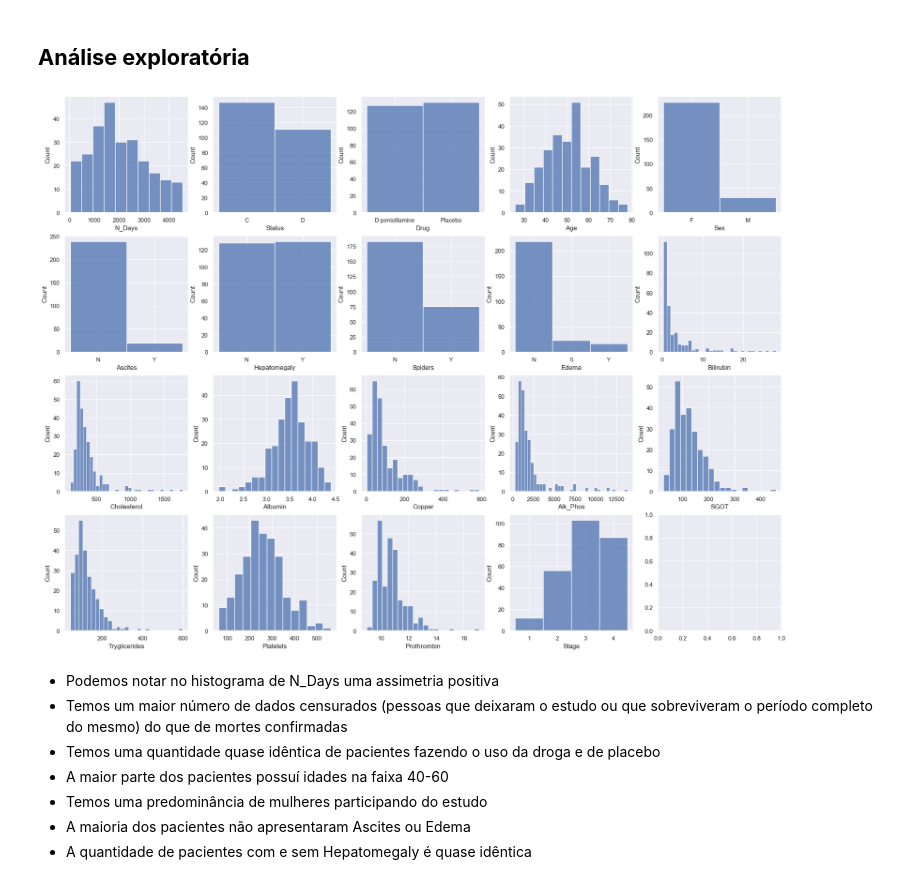
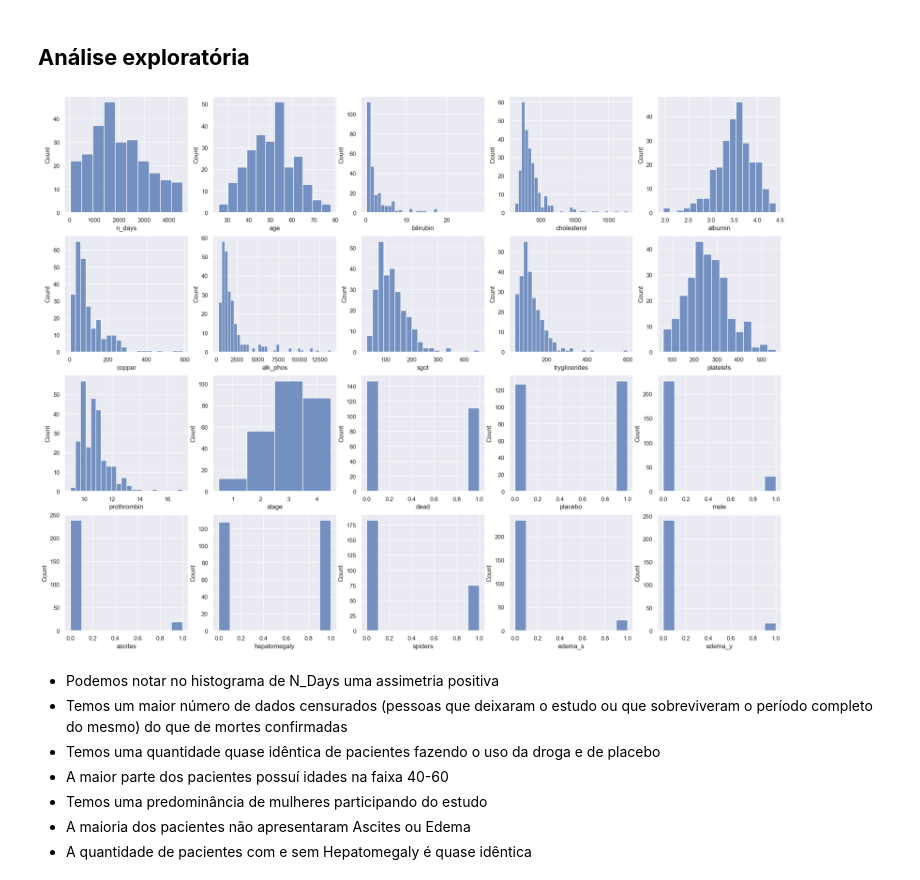
Before and after one commit to GustavoDeutsch/Trabalho_Final_Analise_Sobrevivencia, a Jupyter notebook: expectativa_vida_cirrose.ipynb, the cells around one changed output. Cells and saved outputs as stored; diff of their text form; code cells hidden in the pictures.

```diff
--- a/expectativa_vida_cirrose.ipynb
+++ b/expectativa_vida_cirrose.ipynb
@@ -95,14 +95,3 @@ print(f'Porcentagem de registros removidos: {100-(quantidade_depois/quantidade_a
 Quantidade antes da remoção: 293
 Qauntidade após remoção: 258
 Porcentagem de registros removidos: 11.95%
-# %%
-campos_correcao_tipo = ['Status', 'Drug', 'Sex', 'Ascites', 'Hepatomegaly', 'Spiders', 'Edema', 'Cholesterol', 'Copper', 'Tryglicerides', 'Platelets', 'Stage', 'Age']
-correcao_tipo = ['category' , 'category', 'category', 'category', 'category', 'category', 'category', 'int64', 'int64', 'int64', 'int64', 'category', 'int64']
-
-try:
-    for campo, tipo in zip(campos_correcao_tipo, correcao_tipo):
-        dataset[campo] = dataset[campo].astype(tipo)
-except:
-    print(campo)
-
-dataset.dtypes
@@ -129,0 +144,13 @@ dtype: object
+# %%
+dataset_tratado = dataset.copy()
+
+dataset_tratado = pd.get_dummies(dataset_tratado, drop_first=True)
+dataset_tratado.rename(columns={'Status_D': 'dead', 'Drug_Placebo': 'placebo', 'Sex_M': 'male', 'Ascites_Y':'ascites', 'Hepatomegaly_Y':'hepatomegaly', 'Spiders_Y':'spiders', 'Edema_S':'edema_s', 'Edema_Y':'edema_y'}, inplace=True)
+name_to_lower = ['N_Days', 'Age', 'Bilirubin', 'Cholesterol', 'Albumin', 'Copper', 'Alk_Phos', 'SGOT', 'Tryglicerides', 'Platelets', 'Prothrombin', 'Stage']
+lowered = [x.lower() for x in name_to_lower]
+name_changes = {}
+for after, before in zip (name_to_lower, lowered):
+    name_changes[after] = before
+dataset_tratado.rename(columns=name_changes, inplace=True)
+
+dataset_tratado.head()
@@ -129,0 +164,8 @@ dtype: object
+# %%
+col_change_type = ['age', 'stage']
+type_change = [int, 'category']
+
+for col, type in zip(col_change_type, type_change):
+    dataset_tratado[col] = dataset_tratado[col].astype(type)
+
+dataset_tratado.dtypes
@@ -132,20 +192,20 @@ dtype: object
 # %%
 fig,ax = plt.subplots(4,5)
 fig.set_figheight(18)
 fig.set_figwidth(24)
 
 linha = 0
 coluna = 0
-for i, column in enumerate(dataset.columns):
+for i, column in enumerate(dataset_tratado.columns):
     if i>0 and i%5 == 0:
         linha+=1
         coluna=0
-    sns.histplot(data=dataset,x=column,ax=ax[linha,coluna])
+    sns.histplot(data=dataset_tratado,x=column,ax=ax[linha,coluna])
     coluna+=1
 
 plt.show()
 # %% [output]
-[figure, old version]
+[figure, new version]
 # %% [markdown]
 * Podemos notar no histograma de N_Days uma assimetria positiva
 * Temos um maior número de dados censurados (pessoas que deixaram o estudo ou que sobreviveram o período completo do mesmo) do que de mortes confirmadas
```
Also changed, not shown: parts of 69 cells of this notebook, 1 other file.
